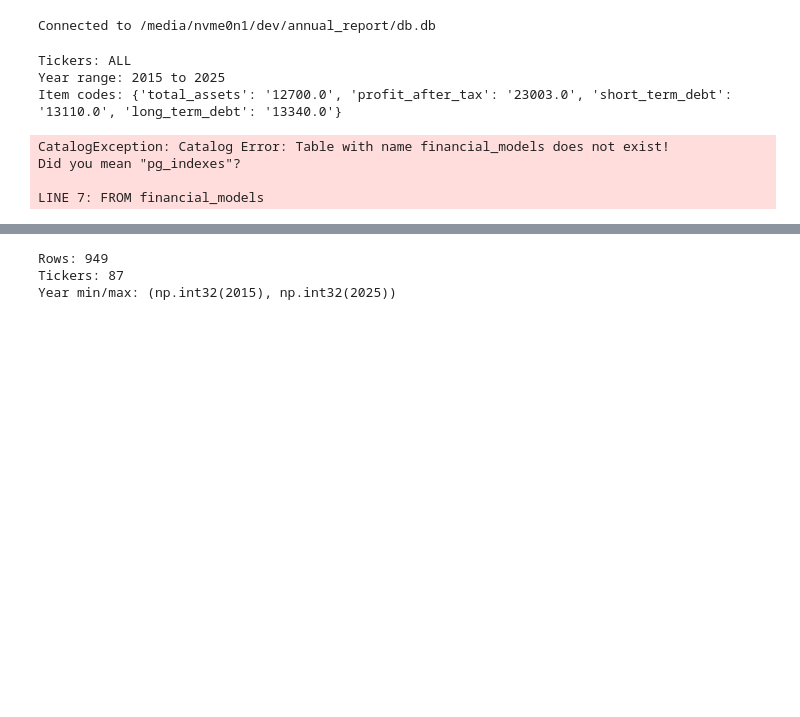
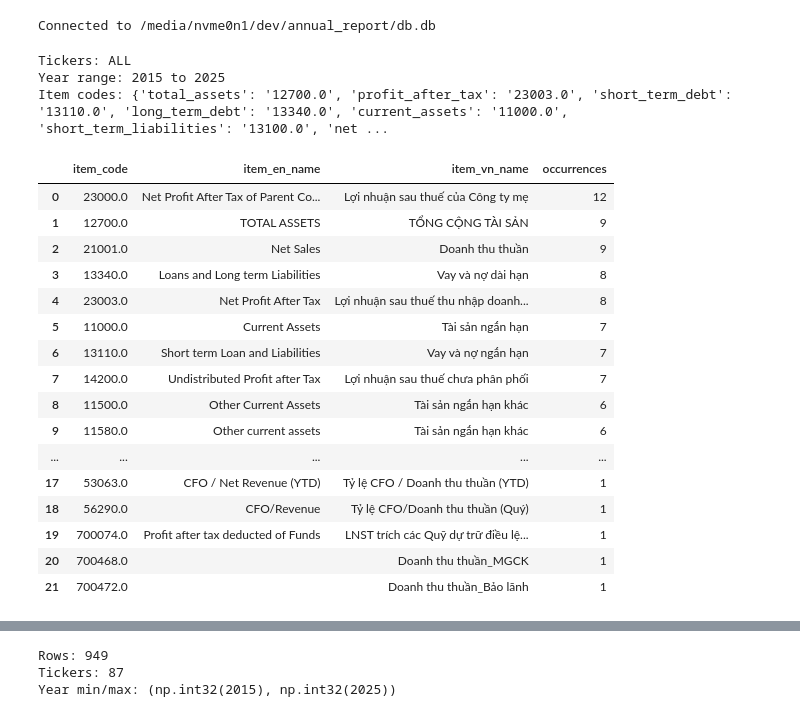
Before and after one commit to KhueNgocDang/llm_annual_report, a Jupyter notebook: basic_items_duckdb.ipynb, the cells around one changed output, grey strips where cells are left out. Saved outputs shown, nothing was run; the diff lists cells and outputs as text; code cells hidden in the pictures; blank space fills up the shorter version.

Commit message:
Add raw financial fields to notebook export

```diff
--- a/basic_items_duckdb.ipynb
+++ b/basic_items_duckdb.ipynb
@@ -34,6 +34,10 @@ ITEM_CODES = {
     'profit_after_tax': '23003.0',
     'short_term_debt': '13110.0',
     'long_term_debt': '13340.0',
+    'current_assets': '11000.0',
+    'short_term_liabilities': '13100.0',
+    'net_revenue': '21001.0',
+    'total_liabilities': '13000.0',
 }
 
 print('Tickers:', TICKERS if TICKERS else 'ALL')
@@ -42,32 +46,49 @@ print('Item codes:', ITEM_CODES)
 # %% [output]
 Tickers: ALL
 Year range: 2015 to 2025
-Item codes: {'total_assets': '12700.0', 'profit_after_tax': '23003.0', 'short_term_debt': '13110.0', 'long_term_debt': '13340.0'}
+Item codes: {'total_assets': '12700.0', 'profit_after_tax': '23003.0', 'short_term_debt': '13110.0', 'long_term_debt': '13340.0', 'current_assets': '11000.0', 'short_term_liabilities': '13100.0', 'net ...
 # %%
 # Optional: inspect candidate item codes by keyword before running final extraction
 keyword_sql = '''
 SELECT
   item_code,
   MAX(item_en_name) AS item_en_name,
   MAX(item_vn_name) AS item_vn_name,
   COUNT(*) AS occurrences
 FROM financial_models
 WHERE
   LOWER(COALESCE(item_en_name, '')) LIKE '%total assets%'
   OR LOWER(COALESCE(item_en_name, '')) LIKE '%profit after tax%'
   OR LOWER(COALESCE(item_vn_name, '')) LIKE '%vay và nợ ngắn hạn%'
   OR LOWER(COALESCE(item_vn_name, '')) LIKE '%vay và nợ dài hạn%'
+  OR LOWER(COALESCE(item_vn_name, '')) LIKE '%tài sản ngắn hạn%'
+  OR LOWER(COALESCE(item_vn_name, '')) LIKE '%nợ ngắn hạn%'
+  OR LOWER(COALESCE(item_vn_name, '')) LIKE '%doanh thu thuần%'
+  OR LOWER(COALESCE(item_vn_name, '')) LIKE '%tổng nợ phải trả%'
 GROUP BY item_code
 ORDER BY occurrences DESC, item_code
 LIMIT 50
 '''
 pd.set_option('display.max_colwidth', 120)
 con.execute(keyword_sql).fetchdf()
 # %% [output]
-CatalogException: Catalog Error: Table with name financial_models does not exist!
-Did you mean "pg_indexes"?
-
-LINE 7: FROM financial_models
+|  | item_code | item_en_name | item_vn_name | occurrences |
+| 0 | 23000.0 | Net Profit After Tax of Parent Co... | Lợi nhuận sau thuế của Công ty mẹ | 12 |
+| 1 | 12700.0 | TOTAL ASSETS | TỔNG CỘNG TÀI SẢN | 9 |
+| 2 | 21001.0 | Net Sales | Doanh thu thuần | 9 |
+| 3 | 13340.0 | Loans and Long term Liabilities | Vay và nợ dài hạn | 8 |
+| 4 | 23003.0 | Net Profit After Tax | Lợi nhuận sau thuế thu nhập doanh... | 8 |
+| 5 | 11000.0 | Current Assets | Tài sản ngắn hạn | 7 |
+| 6 | 13110.0 | Short term Loan and Liabilities | Vay và nợ ngắn hạn | 7 |
+| 7 | 14200.0 | Undistributed Profit after Tax | Lợi nhuận sau thuế chưa phân phối | 7 |
+| 8 | 11500.0 | Other Current Assets | Tài sản ngắn hạn khác | 6 |
+| 9 | 11580.0 | Other current assets | Tài sản ngắn hạn khác | 6 |
+| ... | ... | ... | ... | ... |
+| 17 | 53063.0 | CFO / Net Revenue (YTD) | Tỷ lệ CFO / Doanh thu thuần (YTD) | 1 |
+| 18 | 56290.0 | CFO/Revenue | Tỷ lệ CFO/Doanh thu thuần (Quý) | 1 |
+| 19 | 700074.0 | Profit after tax deducted of Funds | LNST trích các Quỹ dự trữ điều lệ... | 1 |
+| 20 | 700468.0 |  | Doanh thu thuần_MGCK | 1 |
+| 21 | 700472.0 |  | Doanh thu thuần_Bảo lãnh | 1 |
 # %%
 def _in_clause(values):
     if not values:
```
Also changed, not shown: parts of 2 cells of this notebook.
